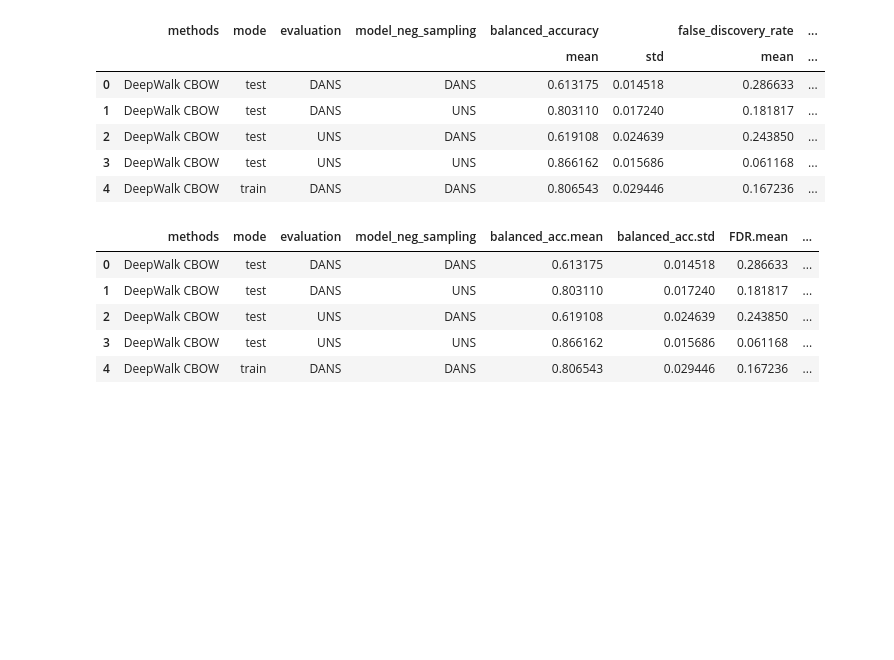
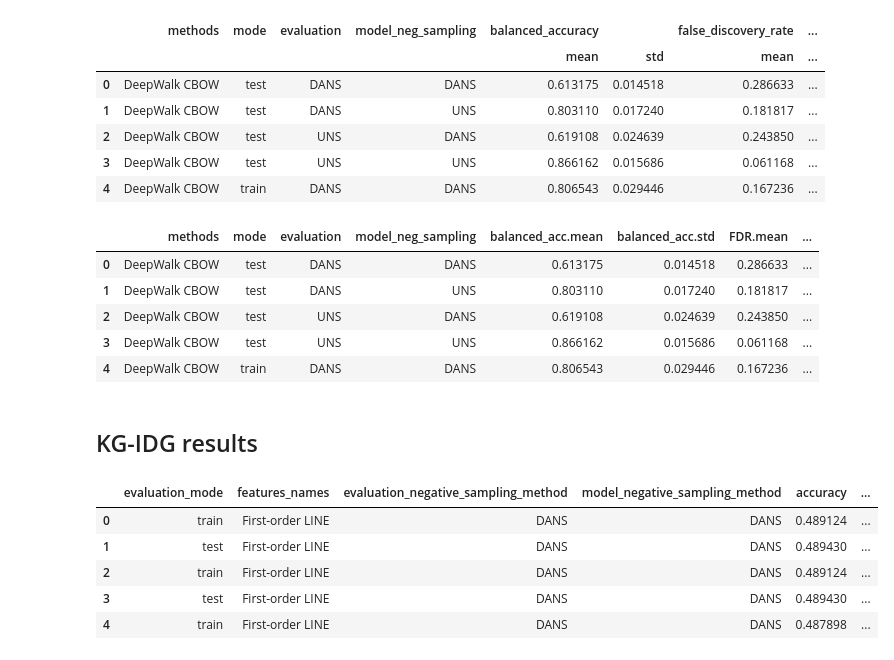
Before and after one commit to monarch-initiative/negativeExampleSelection, a Jupyter notebook: extractingResults.ipynb, the cells around one changed output. Saved outputs shown, nothing was run; the diff lists cells and outputs as text; code cells hidden in the pictures; blank space fills up the shorter version.

```diff
--- a/extractingResults.ipynb
+++ b/extractingResults.ipynb
@@ -111,3 +111,5 @@ sli_stats.head()
 | 4 | DeepWalk CBOW | train | DANS | DANS | 0.806543 | 0.029446 | 0.167236 | ... |
 # %%
 sli_stats.to_csv("sli_stats.csv")
+# %% [markdown]
+## KG-IDG results
@@ -113,0 +118,10 @@ sli_stats.to_csv("sli_stats.csv")
+# %%
+idg_results = extract_core_results(df_idg)
+idg_results.head()
+# %% [output]
+|  | evaluation_mode | features_names | evaluation_negative_sampling_method | model_negative_sampling_method | accuracy | ... |
+| 0 | train | First-order LINE | DANS | DANS | 0.489124 | ... |
+| 1 | test | First-order LINE | DANS | DANS | 0.489430 | ... |
+| 2 | train | First-order LINE | DANS | DANS | 0.489124 | ... |
+| 3 | test | First-order LINE | DANS | DANS | 0.489430 | ... |
+| 4 | train | First-order LINE | DANS | DANS | 0.487898 | ... |
```
Also changed, not shown: parts of 4 cells of this notebook, 1 other file.
